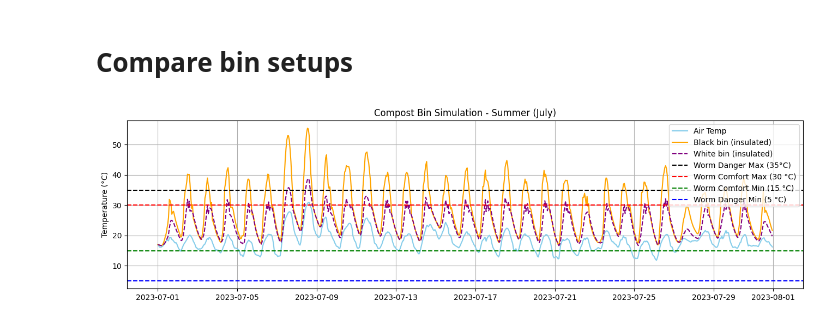
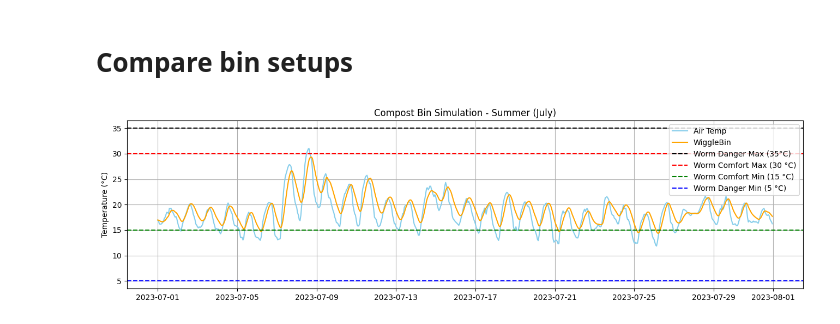
Before and after one commit to wiggle-bin/wiggle-research, a Jupyter notebook: wiggle-weather-assessment-ERA5.ipynb, the cells around one changed output. Drawn from its saved outputs; the diff is of its cells as text; code cells hidden in the pictures.

Commit message:
Added some more options to simulate function such as shade

```diff
--- a/wiggle-weather-assessment-ERA5.ipynb
+++ b/wiggle-weather-assessment-ERA5.ipynb
@@ -262,18 +97,30 @@ plt.show()
 # %% [markdown]
 # Compare bin setups
+# %%
+df_summer = df[df['month'] == 7].copy()
+
+df_summer['bin'] = simulate(
+    df_summer,
+    color='white',
+    insulation=True,
+    in_shade=True
+)
+
+df_summer['ambient'] = df_summer['temp']
+
+df_summer = df_summer.set_index('time')
 # %%
 plt.figure(figsize=(16, 4))
 plt.plot(df_summer.index, df_summer['ambient'], label='Air Temp', color='skyblue')
-plt.plot(df_summer.index, df_summer['bin_black_insulated'], label='Black bin (insulated)', color='orange')
-plt.plot(df_summer.index, df_summer['bin_white_insulated'], label='White bin (insulated)', color='purple', linestyle='--')
+plt.plot(df_summer.index, df_summer['bin'], label='WiggleBin', color='orange')
 plt.title("Compost Bin Simulation - Summer (July)")
 plt.ylabel("Temperature (°C)")
 plt.axhline(35, linestyle='--', color='black', label='Worm Danger Max (35°C)')
 plt.axhline(30, linestyle='--', color='red', label='Worm Comfort Max (30 °C)')
 plt.axhline(15, linestyle='--', color='green', label='Worm Comfort Min (15 °C)')
 plt.axhline(5, linestyle='--', color='blue', label='Worm Danger Min (5 °C)')
-plt.legend()
+plt.legend(loc='upper right')
 plt.grid()
 plt.show()
 # %% [output]
-[figure, old version]
+[figure, new version]
```
Also changed, not shown: parts of 26 cells of this notebook, 1 other file.
